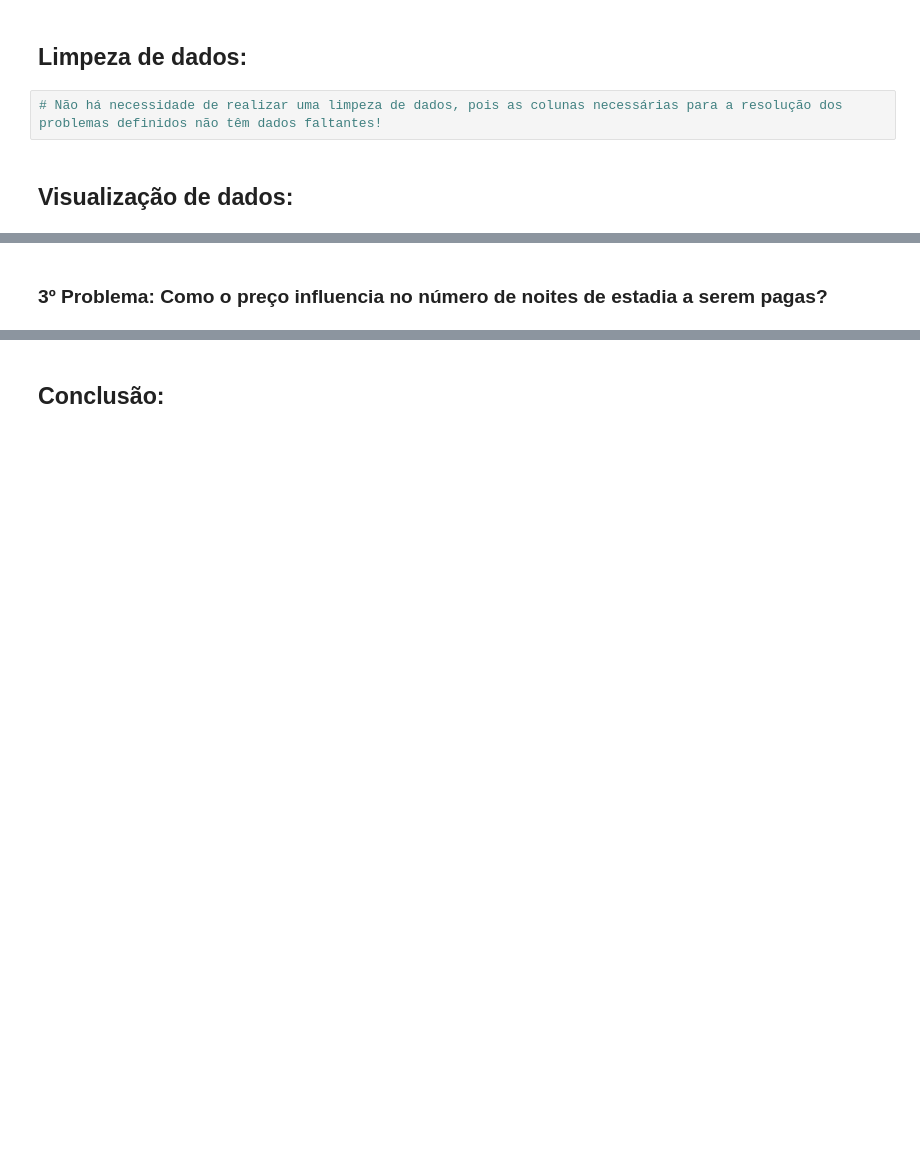
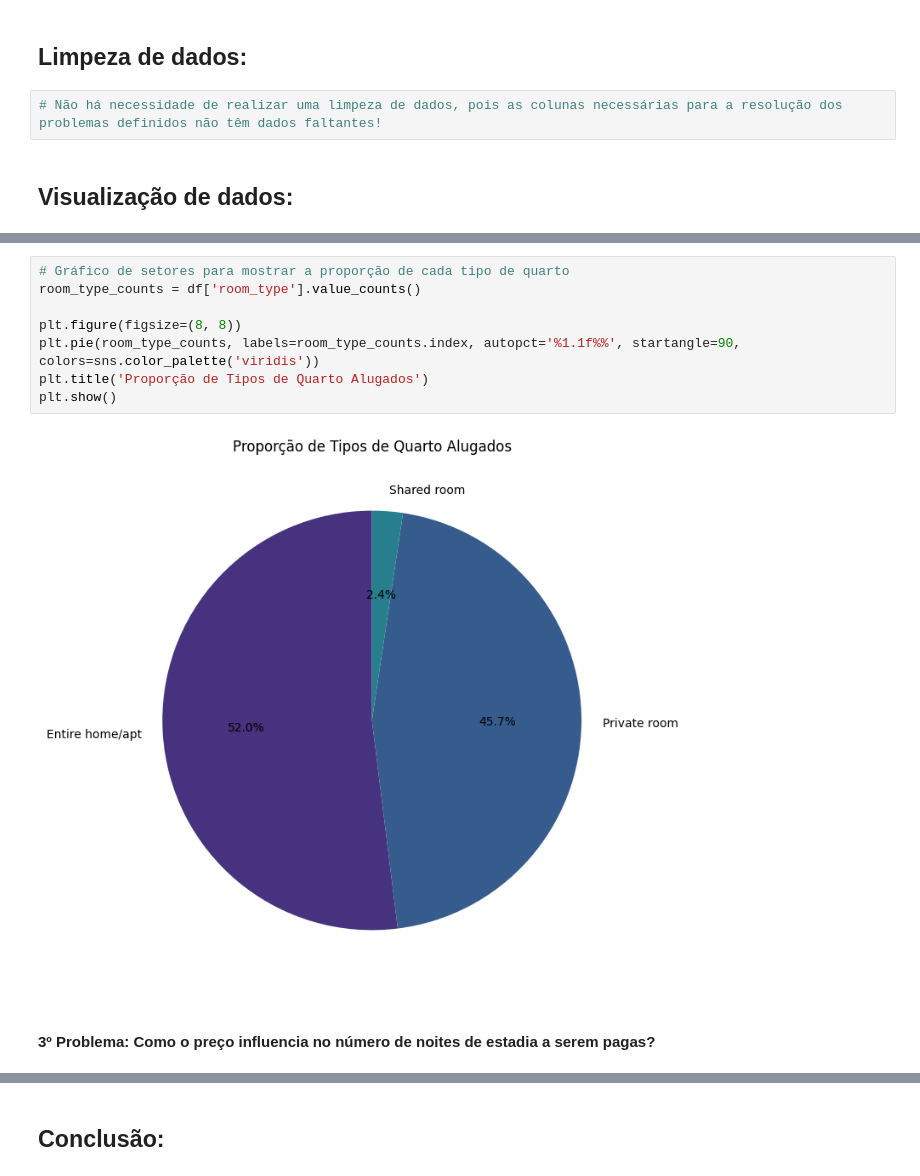
Before and after one commit to joaovincosta/AulasPA, a Jupyter notebook: Análise_de_Dados_Airbnb_NYC.ipynb, the cells around one changed output, grey strips where cells are left out. Drawn from its saved outputs; the diff is of its cells as text; blank space fills up the shorter version.

```diff
--- a/Análise_de_Dados_Airbnb_NYC.ipynb
+++ b/Análise_de_Dados_Airbnb_NYC.ipynb
@@ -120,2 +131,12 @@ df.describe()
+# %%
+# Gráfico de setores para mostrar a proporção de cada tipo de quarto
+room_type_counts = df['room_type'].value_counts()
+
+plt.figure(figsize=(8, 8))
+plt.pie(room_type_counts, labels=room_type_counts.index, autopct='%1.1f%%', startangle=90, colors=sns.color_palette('viridis'))
+plt.title('Proporção de Tipos de Quarto Alugados')
+plt.show()
+# %% [output]
+[figure, added]
 # %% [markdown]
-### **3º Problema**: Como o preço influencia no número de noites de estadia a serem pagas?
+#### **3º Problema**: Como o preço influencia no número de noites de estadia a serem pagas?
```
Also changed, not shown: parts of 4 cells of this notebook.
